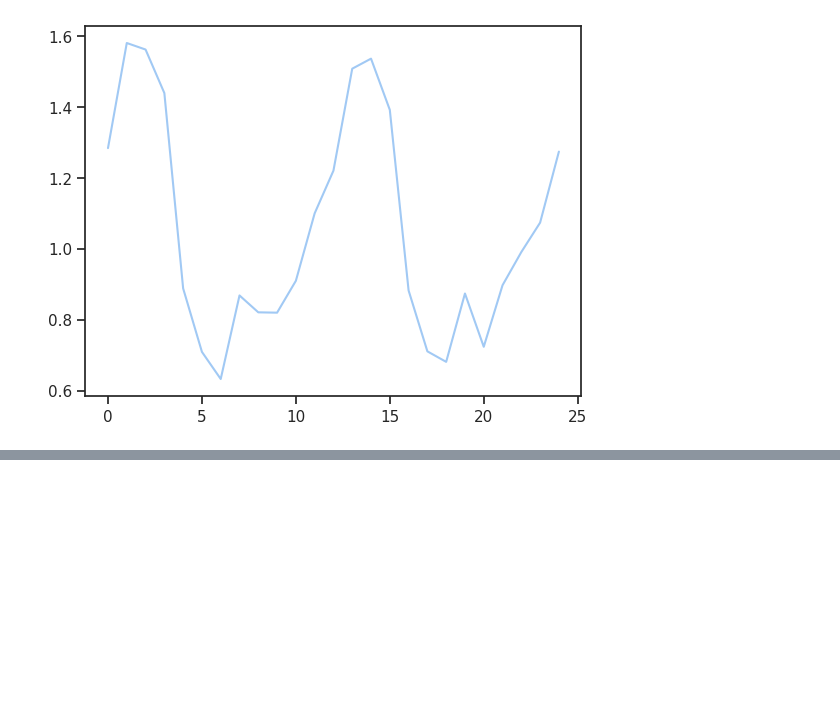
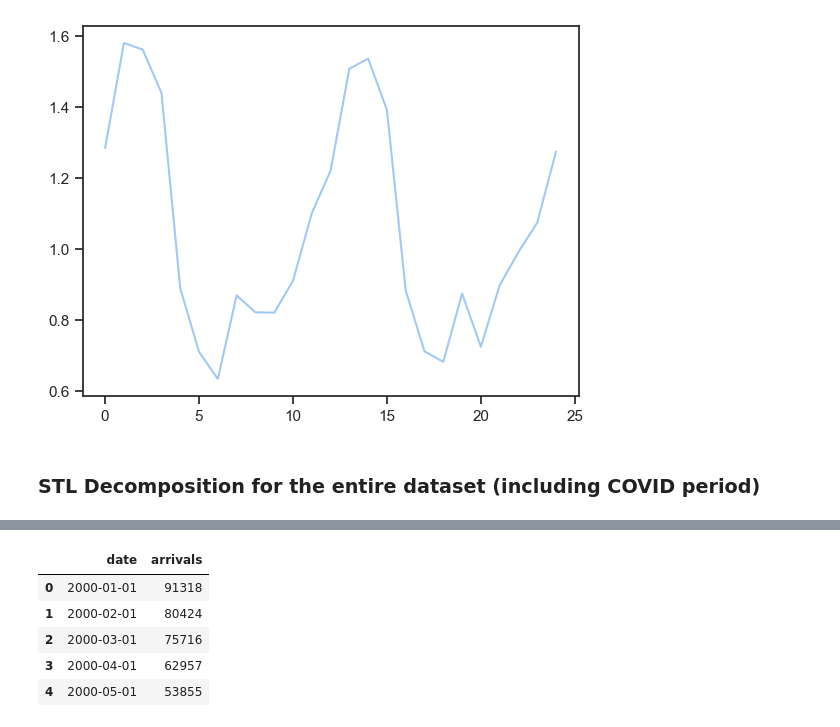
Before and after one commit to renanop/international_arrivals_time_series_forecasting, a Jupyter notebook: notebooks/exploration/eda.ipynb, the cells around one changed output, grey strips where cells are left out. Saved outputs shown, nothing was run; the diff lists cells and outputs as text; code cells hidden in the pictures; blank space fills up the shorter version.

```diff
--- a/notebooks/exploration/eda.ipynb
+++ b/notebooks/exploration/eda.ipynb
@@ -443,3 +443,13 @@ plt.show(
 )
 # %% [output]
 [figure]
+# %% [markdown]
+### STL Decomposition for the entire dataset (including COVID period)
+# %%
+# Calculating aggregated arrivals for the entire dataset (all years)
+df_full_all_years = df_rj.groupby("date")["arrivals"].sum().reset_index()
+
+print(f"Dataset period: {df_full_all_years['date'].min()} to {df_full_all_years['date'].max()}")
+print(f"Total observations: {len(df_full_all_years)}")
+df_full_all_years.head()
+# %% [output]
@@ -445,0 +458,6 @@ plt.show(
+|  | date | arrivals |
+| 0 | 2000-01-01 | 91318 |
+| 1 | 2000-02-01 | 80424 |
+| 2 | 2000-03-01 | 75716 |
+| 3 | 2000-04-01 | 62957 |
+| 4 | 2000-05-01 | 53855 |
```
Also changed, not shown: parts of 19 cells of this notebook, 1 other file.
